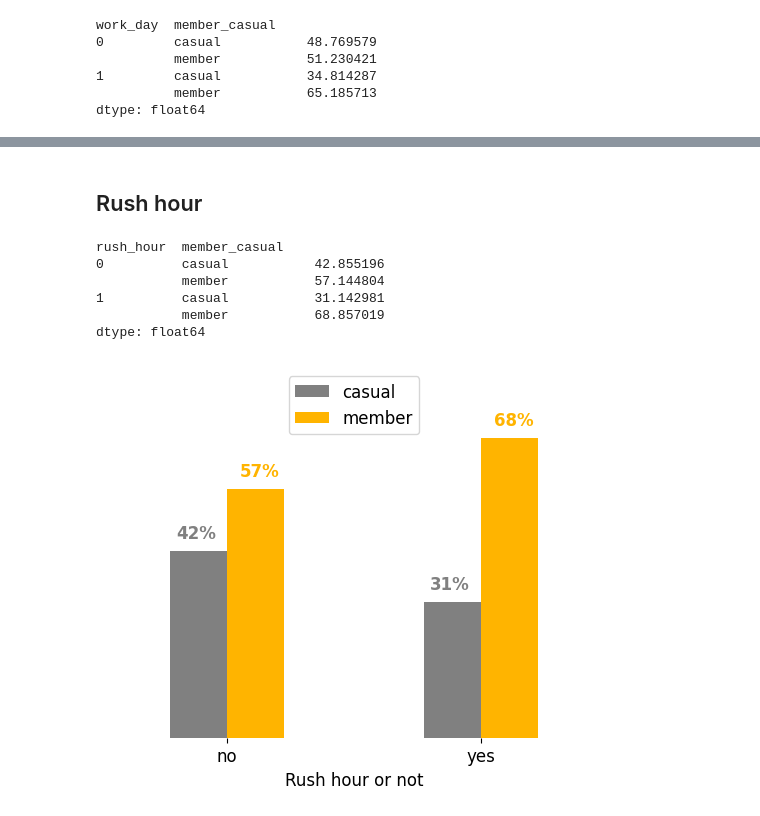
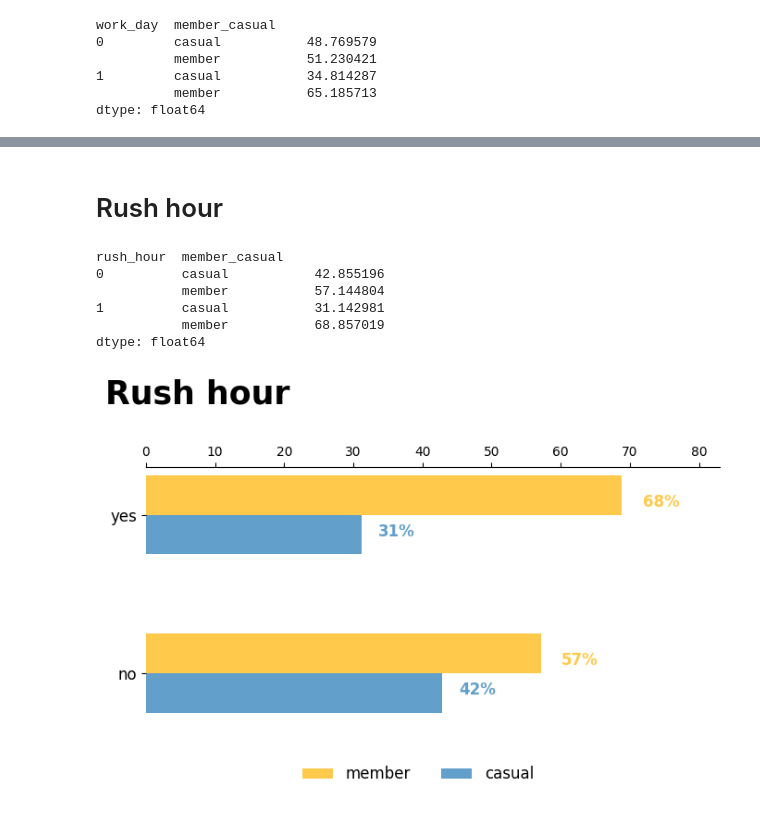
Before and after one commit to jackykang061233/data_analysis_project, a Jupyter notebook: divvy_bike/data_analyse.ipynb, the cells around one changed output, grey strips where cells are left out. Saved outputs shown, nothing was run; the diff lists cells and outputs as text; code cells hidden in the pictures.

```diff
--- a/divvy_bike/data_analyse.ipynb
+++ b/divvy_bike/data_analyse.ipynb
@@ -99,0 +90,2 @@ df.groupby('member_casual').agg({'distance': ['mean', 'median'], 'work_day': ['c
+# %%
+length = length.reset_index()
@@ -136,18 +196,0 @@ for i, v in enumerate(work_day):
-# %%
-ax_work_day = work_day.unstack('member_casual').plot(figsize=(8, 4), kind='barh', color=['grey', '#FFB400'], width=0.4)
-ax_work_day.set_title("Work day", fontweight='bold', fontsize=25, x=0.07, pad=50)
-ax_work_day.set_ylabel('')
-ax_work_day.set_yticklabels(['no', 'yes'], rotation=0, fontsize=12)
-ax_work_day.xaxis.tick_top()
-
-ax_work_day.spines['right'].set_visible(False)
-ax_work_day.spines['left'].set_visible(False)
-ax_work_day.spines['bottom'].set_visible(False)
-
-ax_work_day.legend(loc=7, fontsize='large')
-ax_work_day.axis(xmax=83, ymax=1.3)
-for i, v in enumerate(work_day):
-    if i % 2 == 1:
-        ax_work_day.text(v+3, int(i/2)+0.05, str(int(v))+'%', color='#FFB400', fontweight='bold', fontsize='large')
-    else:
-        ax_work_day.text(v+2.5, int(i/2)-0.135, str(int(v))+'%', color='grey', fontweight='bold', fontsize='large')
@@ -187,5 +197,5 @@ Members use divvy bike to commute
 # %% [markdown]
-## Rush hour
+# Rush hour
 # %%
 rush_hour = df.groupby(['rush_hour', 'member_casual']).size() / df.groupby('rush_hour').size() * 100
 rush_hour
@@ -197,20 +207,30 @@ rush_hour  member_casual
            member           68.857019
 dtype: float64
 # %%
-ax_rush_hour = rush_hour.unstack('member_casual').plot.bar(color=['grey', '#FFB400'], width=0.45)
-ax_rush_hour.set_xlabel('Rush hour or not', fontsize='large')
-ax_rush_hour.set_xticklabels(['no', 'yes'], rotation=0, fontsize='large')
-ax_rush_hour.get_yaxis().set_visible(False)
-ax_rush_hour.spines['top'].set_visible(False)
+ax_rush_hour = rush_hour.unstack('member_casual').plot(figsize=(8, 4), kind='barh', color=[(0.12, 0.47, 0.71), '#FFB400'], alpha=0.7, width=0.5)
+# for bars in ax_rush_hour.containers[0]:
+#     bars.set_alpha(0.2)
+ax_rush_hour.set_title("Rush hour", fontweight='bold', fontsize=25, x=0.09, pad=50)
+# ax.set_ylabel('Rush hour\n or not', fontsize=14, rotation=0, labelpad=30)
+ax_rush_hour.set_ylabel('')
+ax_rush_hour.set_yticklabels(['no', 'yes'], rotation=0, fontsize=12)
+ax_rush_hour.xaxis.tick_top()
+# ax.get_xaxis().set_visible(False)
+# ax.spines['top'].set_visible(False)
 ax_rush_hour.spines['right'].set_visible(False)
 ax_rush_hour.spines['left'].set_visible(False)
 ax_rush_hour.spines['bottom'].set_visible(False)
-ax_rush_hour.legend(loc=9, fontsize='large')
-ax_rush_hour.axis(ymax=85)
+
+handles, labels = ax_rush_hour.get_legend_handles_labels()
+handles.reverse()
+labels.reverse()
+ax_rush_hour.legend(handles, labels, loc=0, fontsize='large', frameon=False, bbox_to_anchor=(0.7, 0), ncol=2)
+
+ax_rush_hour.axis(xmax=83, ymax=1.3)
 for i, v in enumerate(rush_hour):
     if i % 2 == 1:
-        ax_rush_hour.text(int(i/2)+0.05, v+3, str(int(v))+'%', color='#FFB400', fontweight='bold', fontsize='large')
+        ax_rush_hour.text(v+3, int(i/2)+0.05, str(int(v))+'%', color='#FFB400', fontweight='bold', fontsize='large', alpha=0.7)
     else:
-        ax_rush_hour.text(int(i/2)-0.2, v+3, str(int(v))+'%', color='grey', fontweight='bold', fontsize='large')
+        ax_rush_hour.text(v+2.5, int(i/2)-0.135, str(int(v))+'%', color=(0.12, 0.47, 0.71), fontweight='bold', fontsize='large', alpha=0.7)
 # %% [output]
-[figure, old version]
+[figure, new version]
```
Also changed, not shown: parts of 58 cells of this notebook, 1 other file.
